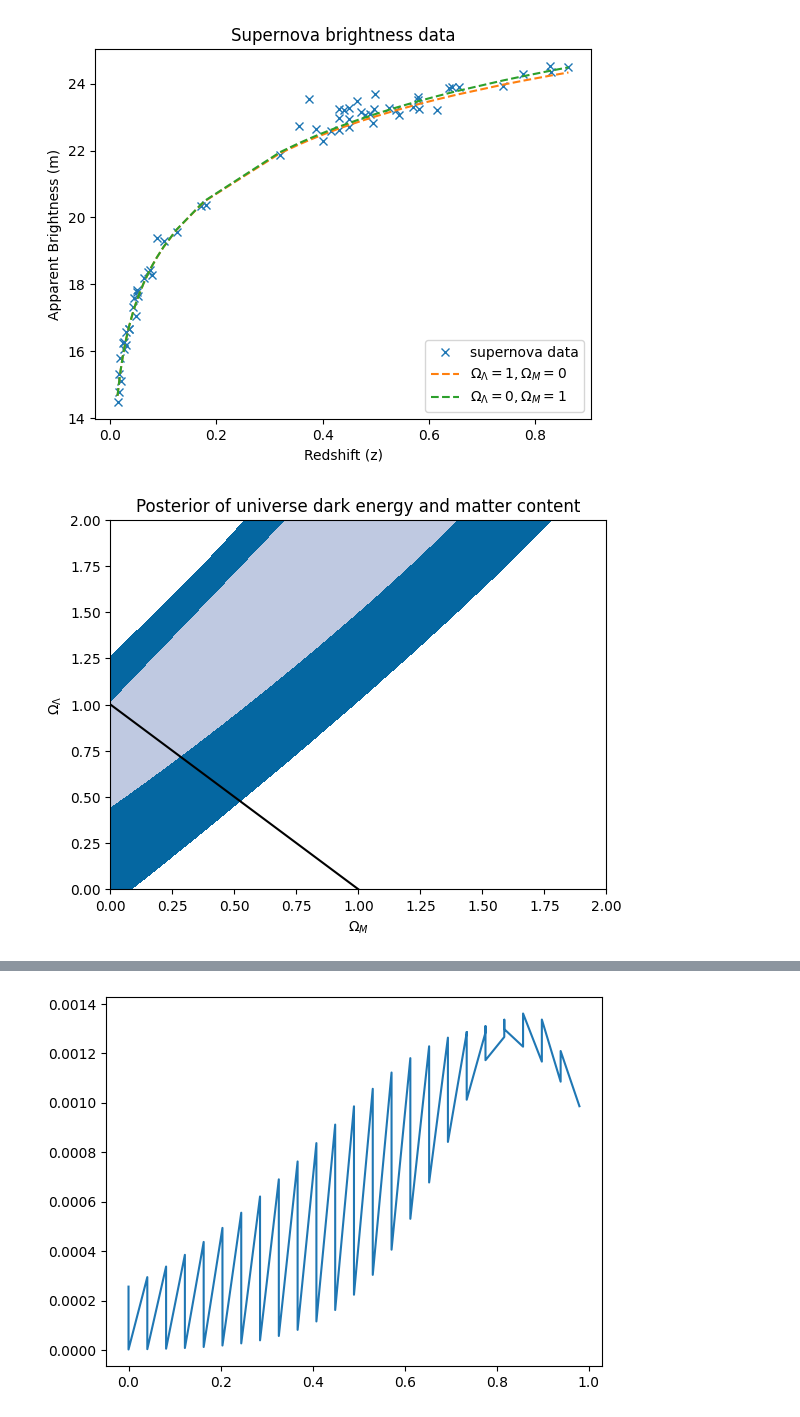
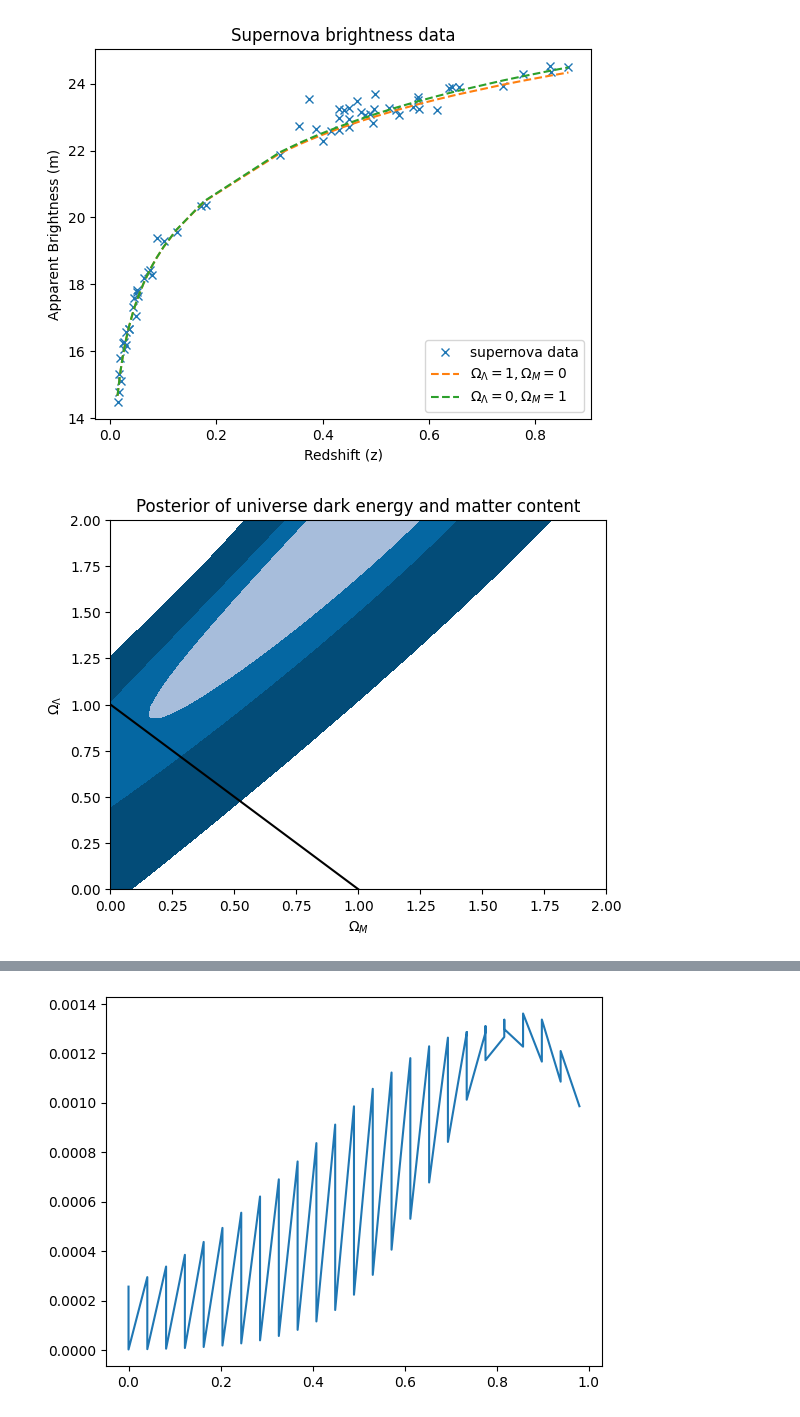
Before and after one commit to BorisDeletic/CompStatsForQuant, a Jupyter notebook: 2Bayes/CosmologicalModel.ipynb, the cells around one changed output, grey strips where cells are left out. Saved outputs shown, nothing was run; the diff lists cells and outputs as text; code cells hidden in the pictures.

```diff
--- a/2Bayes/CosmologicalModel.ipynb
+++ b/2Bayes/CosmologicalModel.ipynb
@@ -234,15 +236,15 @@ plt.show()
 # %% [output]
 [figure]
 # %%
-ax = plt.contourf(mesh[0], mesh[1], df['norm_like'].values.reshape(50,50), levels=[0.000187, 0.000907, 0.002], cmap=cm.PuBu_r)
+ax = plt.contourf(mesh[0], mesh[1], df['norm_like'].values.reshape(50,50), levels=[0.000187, 0.000907, 0.0014, 0.005], cmap=cm.PuBu_r)
 
 flat_universe = np.array([np.linspace(0,1), np.linspace(1,0)])
 
 plt.plot(flat_universe[0], flat_universe[1], color='black')
 plt.xlabel(r'$\Omega_M$')
 plt.ylabel(r'$\Omega_{\Lambda}$')
 plt.title('Posterior of universe dark energy and matter content')
 
 plt.show()
 # %% [output]
-[figure, old version]
+[figure, new version]
```
Also changed, not shown: parts of 8 cells of this notebook, 5 other files.
